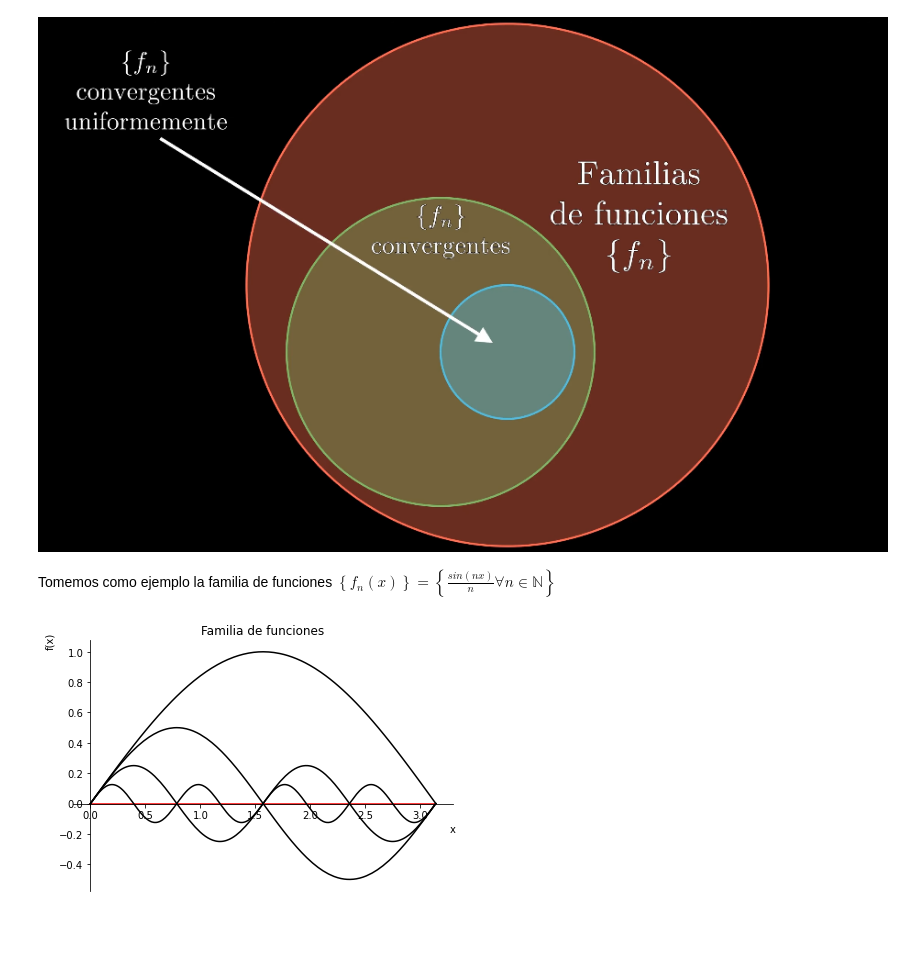
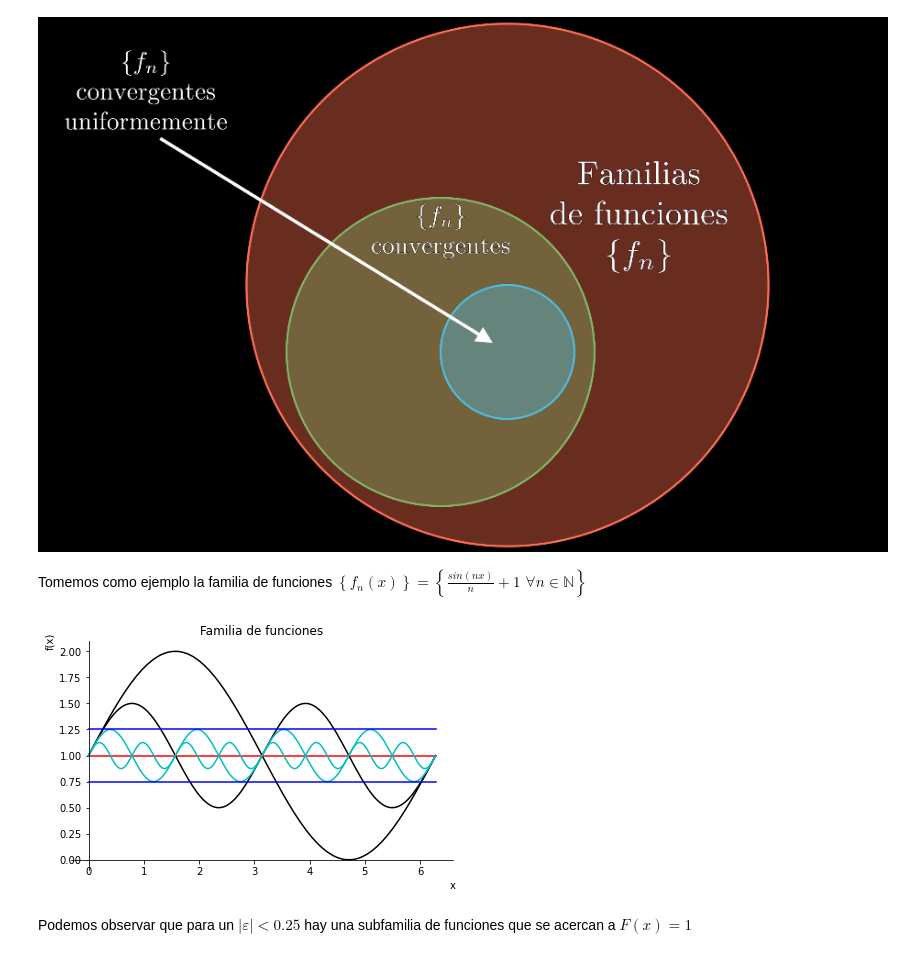
Before and after one commit to FernandoBriceno/infiniteSeries, a Jupyter notebook: Series_of_Functions.ipynb, the cells around one changed output. Cells and saved outputs as stored; diff of their text form; code cells hidden in the pictures; blank space fills up the shorter version.

```diff
--- a/Series_of_Functions.ipynb
+++ b/Series_of_Functions.ipynb
@@ -36,26 +36,33 @@ display.Image("IMG/familias_convergentes.PNG")
 by https://www.youtube.com/watch?v=B9TmoYdaMe0
 [figure]
 # %% [markdown]
-Tomemos como ejemplo la familia de funciones $\left \{ f_n(x) \right \}= \left \{ \frac{sin(nx)}{n}\forall n\in \mathbb{N} \right \}$
+Tomemos como ejemplo la familia de funciones $\left \{ f_n(x) \right \}= \left \{ \frac{sin(nx)}{n}+1 \,\,\forall n\in \mathbb{N} \right \}$
 # %%
 from math import *
 import sympy as sp
 from sympy.plotting import plot
 
 x = sp.symbols('x')
-f = 0
-f1 = sp.sin(x)
-f2 = sp.sin(2*x)/2
-f4 = sp.sin(4*x)/4
-f8 = sp.sin(8*x)/8
+f = 1
+e_sup = f+0.25
+e_inf = f-0.25
+f1 = sp.sin(x)+1
+f2 = sp.sin(2*x)/2+1
+f4 = sp.sin(4*x)/4+1
+f8 = sp.sin(8*x)/8+1
 
-g=plot(f, f1,f2, f4, f8,(x,0,sp.pi), title='Familia de funciones', show=False)
+g=plot(f,  f1,f2, f4, f8,e_sup,e_inf,(x,0,2*sp.pi), title='Familia de funciones', show=False)
 g[0].line_color ='r'
 g[1].line_color ='k'
 g[2].line_color ='k'
-g[3].line_color ='k'
-g[4].line_color ='k'
+g[3].line_color ='c'
+g[4].line_color ='c'
+g[5].line_color ='b'
+g[6].line_color ='b'
+
 
 g.show()
 # %% [output]
-[figure, old version]
+[figure, new version]
+# %% [markdown]
+Podemos observar que para un $\left | \varepsilon  \right |<0.25$ hay una subfamilia de funciones que se acercan a $F(x)=1$
```
